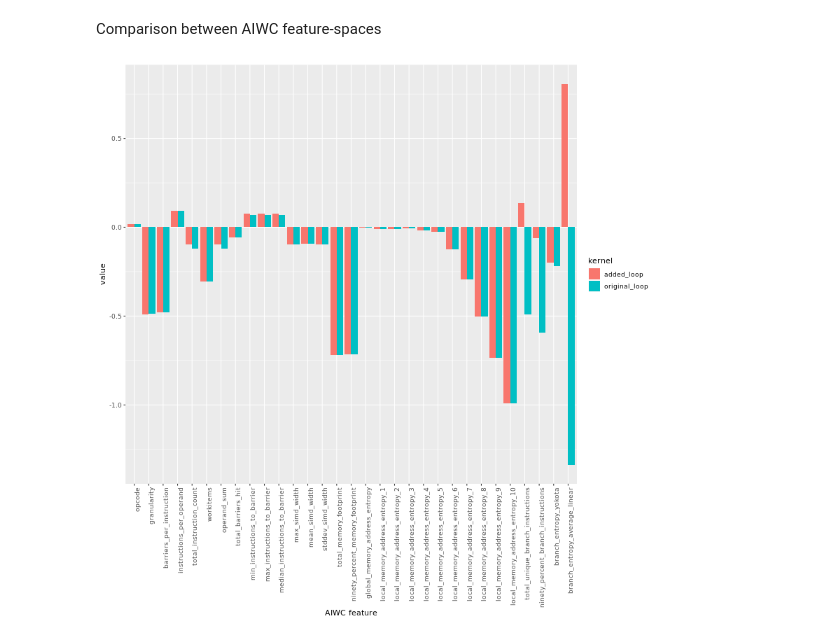
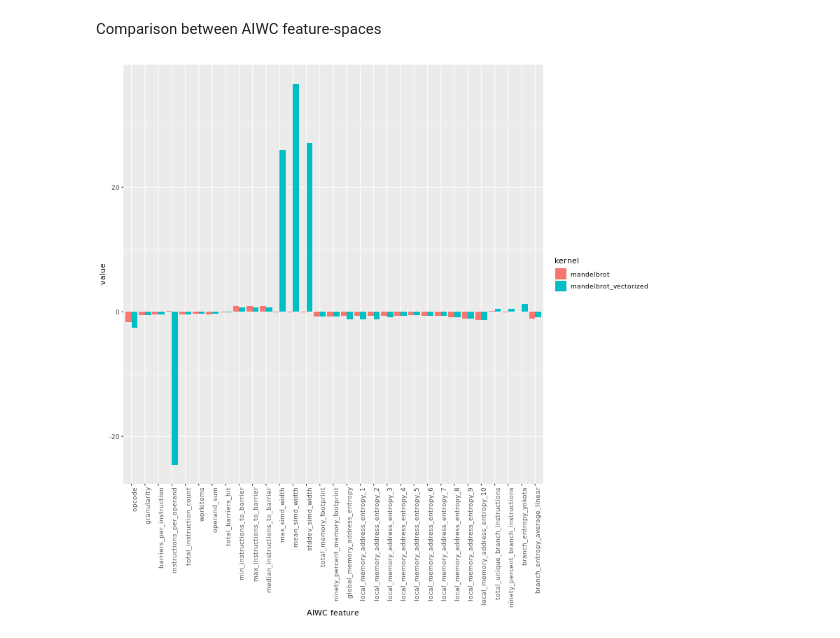
Before and after one commit to ANU-HPC/tuning-hints-with-aiwc, a Jupyter notebook: codes/Beau's Analysis.ipynb, the cells around one changed output. Cells and saved outputs as stored; diff of their text form; code cells hidden in the pictures.

```diff
--- a/codes/Beau's Analysis.ipynb
+++ b/codes/Beau's Analysis.ipynb
@@ -508,27 +508,27 @@ Operating on a 224x224 map with a tile size 1...
 First load in new data
 # %%
 import pandas as pd
-originalLoop = pd.read_csv('./aiwc_original_loop_0.csv', sep=",")
-transformedLoop = pd.read_csv('aiwc_transformed_loop_after_blocking_0.csv', sep=",")
+mandelbrot = pd.read_csv('./aiwc_mandelbrot_0.csv', sep=",")
+mandelbrotVectorized = pd.read_csv('./aiwc_mandelbrot_vectorized_0.csv', sep=",")
 # %% [markdown]
 Standardise according to existing data -- from the predictive modelling paper
 # %%
-%%R -i originalLoop -i transformedLoop -o featdata.all
+%%R -i mandelbrot -i mandelbrotVectorized -o featdata.all
 
 load('/opencl-predictions-with-aiwc/data/intermediate/featdata.Rda')
 
-originalLoop$application <- "loop_blocking"
-originalLoop$kernel <- "original_loop"
-originalLoop$invocation <- 0
-originalLoop$size <- "tiny"
+mandelbrot$application <- "mandelbrot_set"
+mandelbrot$kernel <- "mandelbrot"
+mandelbrot$invocation <- 0
+mandelbrot$size <- Sys.getenv('PROBLEM_SIZE')
 
-transformedLoop$application <- "loop_blocking"
-transformedLoop$kernel <- "transformed_loop"
-transformedLoop$invocation <- 0
-transformedLoop$size <- "tiny"
+mandelbrotVectorized$application <- "mandelbrot_set"
+mandelbrotVectorized$kernel <- "mandelbrot_vectorized"
+mandelbrotVectorized$invocation <- 0
+mandelbrotVectorized$size <- Sys.getenv('PROBLEM_SIZE')
 
-featdata.all <- rbind(featdata.all,originalLoop)
-featdata.all <- rbind(featdata.all,transformedLoop)
+featdata.all <- rbind(featdata.all,mandelbrot)
+featdata.all <- rbind(featdata.all,mandelbrotVectorized)
 # %% [markdown]
 Studentise the AIWC data
 # %%
@@ -573,16 +573,16 @@ Comparison between AIWC feature-spaces
 # %%
 %%R -i aiwc -w 800 -h 800 -u px
 
 library(ggplot2)
 library(reshape2)
 
-aiwc.of.interest <- subset(aiwc, application == "loop_blocking")
+aiwc.of.interest <- subset(aiwc, application == "mandelbrot_set")
 aiwc.of.interest = subset(aiwc.of.interest, select = -size)
 aiwc.of.interest = subset(aiwc.of.interest, select = -invocation)
 aiwc.of.interest = subset(aiwc.of.interest, select = -application)
 
 melted = melt(aiwc.of.interest, id.var = 'kernel')
 ggplot(melted, aes(x = variable, y = value, fill = kernel)) + geom_bar(stat = "identity", position = 'dodge') +
     scale_x_discrete(name = "AIWC feature") + theme(axis.text.x = element_text(angle = 90, hjust = 1))
 # %% [output]
-[figure, old version]
+[figure, new version]
```
Also changed, not shown: parts of 2 cells of this notebook.
